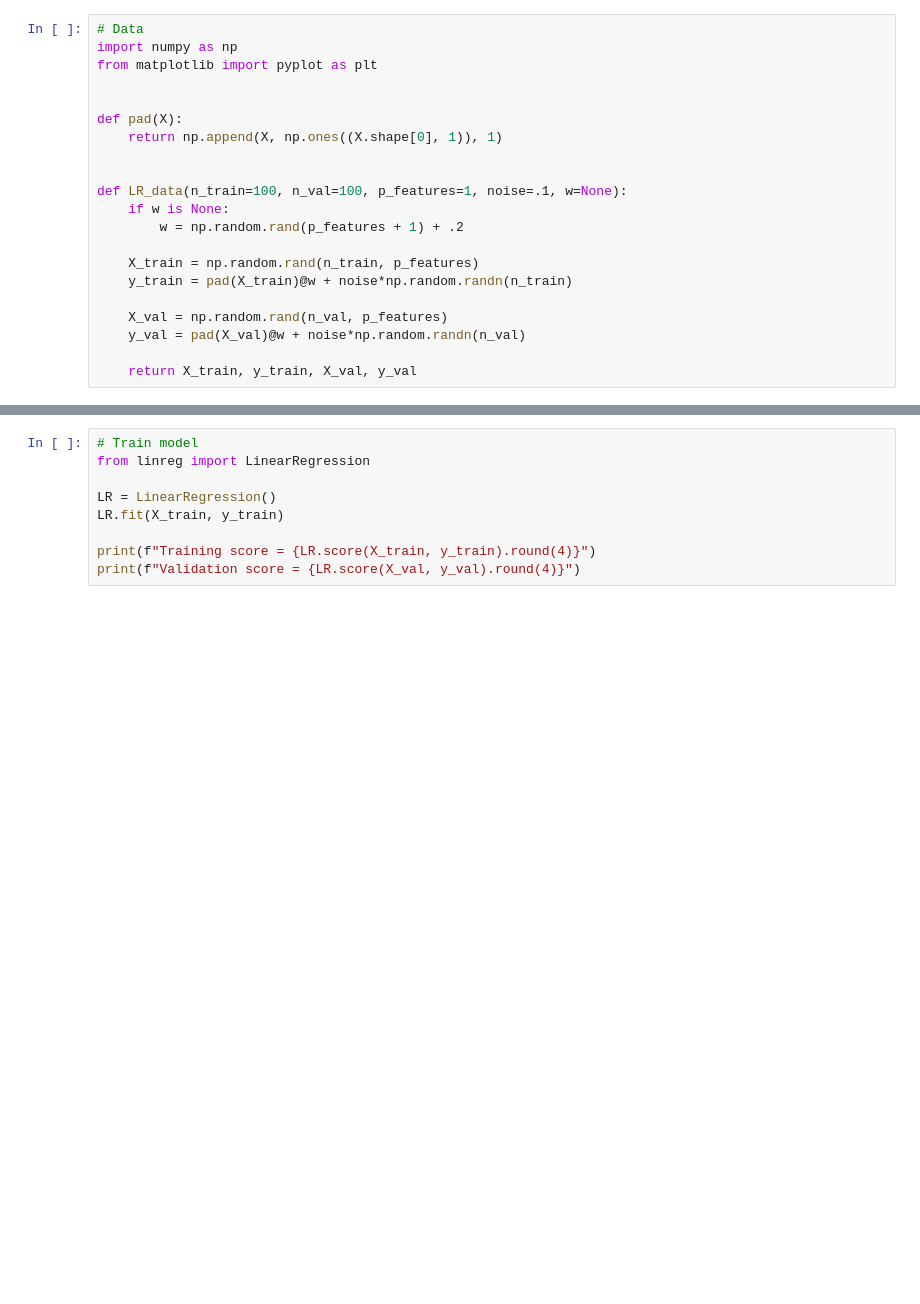
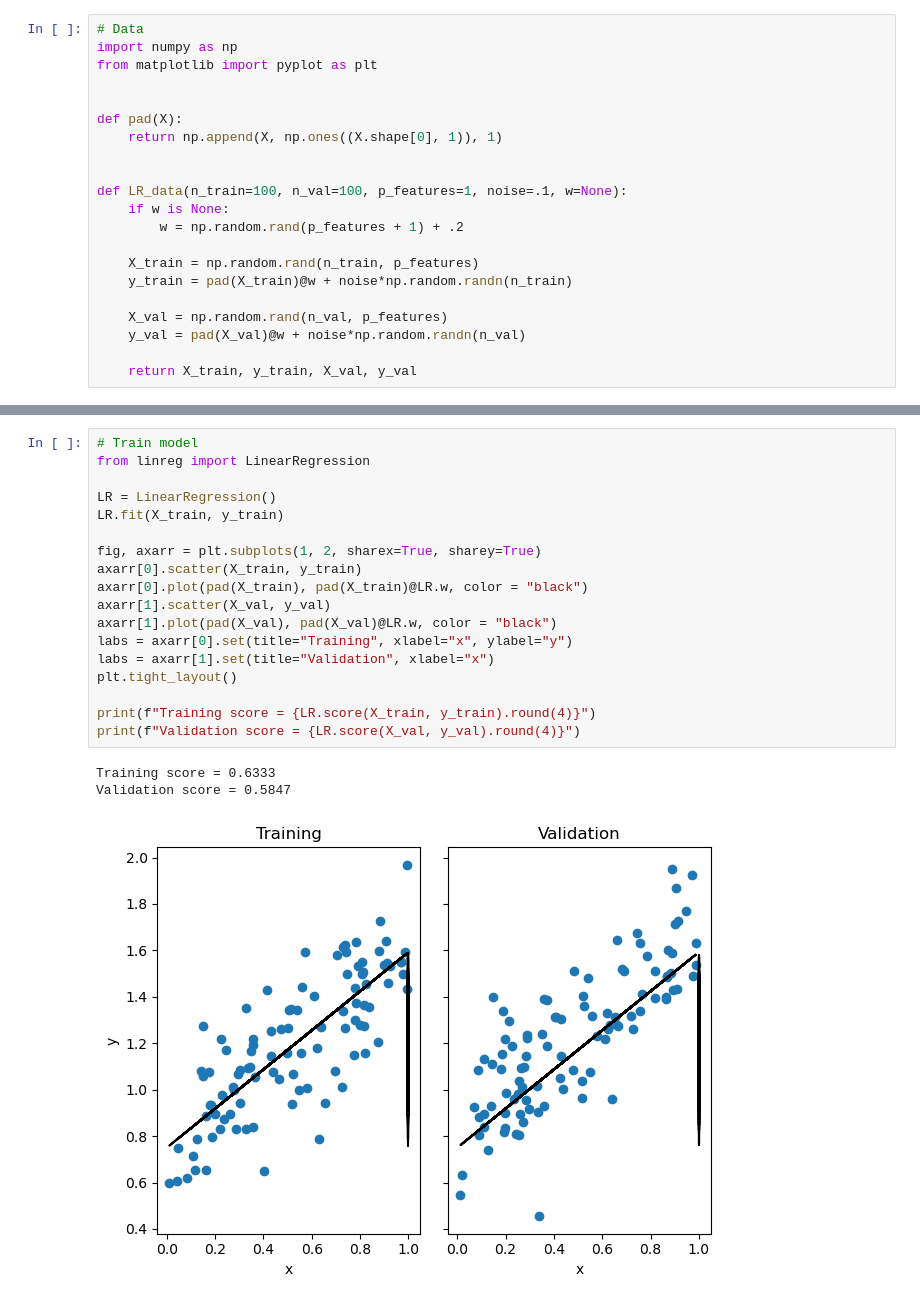
Before and after one commit to doabell/451-blog, a Jupyter notebook: posts/linear-regression/index.ipynb, the cells around one changed output, grey strips where cells are left out. Saved outputs shown, nothing was run; the diff lists cells and outputs as text; blank space fills up the shorter version.

```diff
--- a/posts/linear-regression/index.ipynb
+++ b/posts/linear-regression/index.ipynb
@@ -55,12 +62,25 @@ plt.tight_layout()
 # %%
 # Train model
 from linreg import LinearRegression
 
 LR = LinearRegression()
 LR.fit(X_train, y_train)
 
+fig, axarr = plt.subplots(1, 2, sharex=True, sharey=True)
+axarr[0].scatter(X_train, y_train)
+axarr[0].plot(pad(X_train), pad(X_train)@LR.w, color = "black")
+axarr[1].scatter(X_val, y_val)
+axarr[1].plot(pad(X_val), pad(X_val)@LR.w, color = "black")
+labs = axarr[0].set(title="Training", xlabel="x", ylabel="y")
+labs = axarr[1].set(title="Validation", xlabel="x")
+plt.tight_layout()
+
 print(f"Training score = {LR.score(X_train, y_train).round(4)}")
 print(f"Validation score = {LR.score(X_val, y_val).round(4)}")
+# %% [output]
+Training score = 0.6333
+Validation score = 0.5847
+[figure, added]
 # %%
 # Estimated weight vector
 LR.w
```
Also changed, not shown: parts of 5 cells of this notebook, 3 other files.
